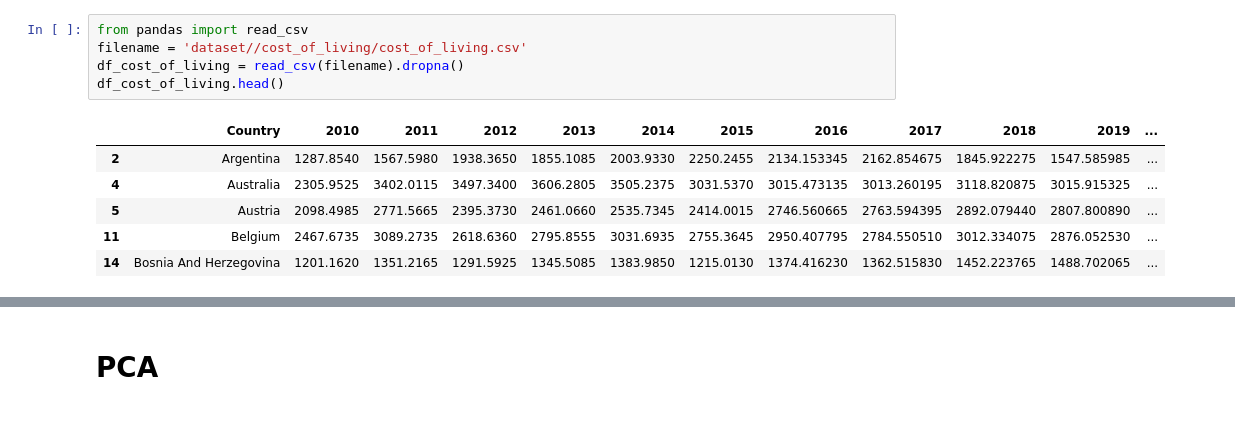
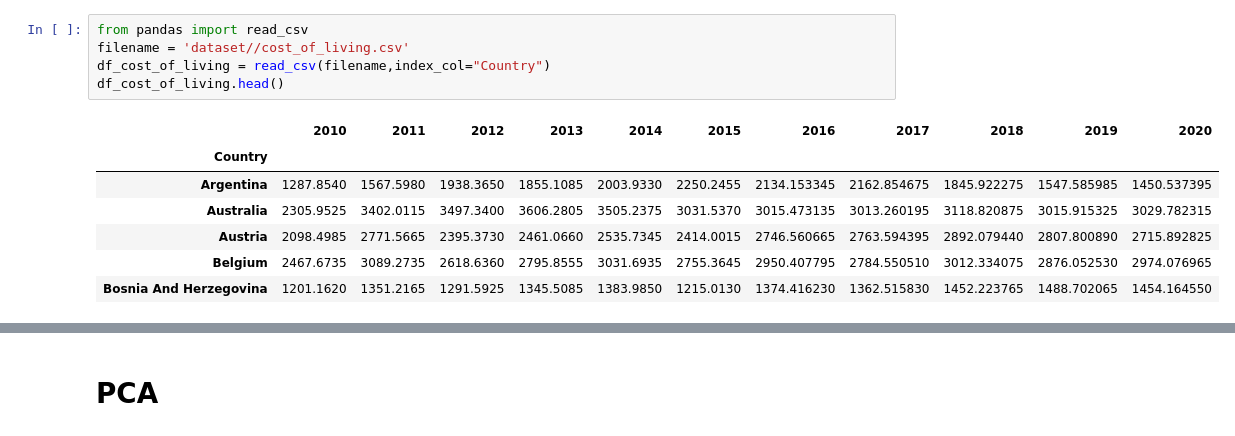
Before and after one commit to Vergenter/familyWealth, a Jupyter notebook: PCA.ipynb, the cells around one changed output, grey strips where cells are left out. Drawn from its saved outputs; the diff is of its cells as text.

```diff
--- a/PCA.ipynb
+++ b/PCA.ipynb
@@ -1,12 +1,13 @@
 # %%
 from pandas import read_csv
-filename = 'dataset//cost_of_living/cost_of_living.csv'
-df_cost_of_living = read_csv(filename).dropna()
+filename = 'dataset//cost_of_living.csv'
+df_cost_of_living = read_csv(filename,index_col="Country")
 df_cost_of_living.head()
 # %% [output]
-|  | Country | 2010 | 2011 | 2012 | 2013 | 2014 | 2015 | 2016 | 2017 | 2018 | 2019 | ... |
-| 2 | Argentina | 1287.8540 | 1567.5980 | 1938.3650 | 1855.1085 | 2003.9330 | 2250.2455 | 2134.153345 | 2162.854675 | 1845.922275 | 1547.585985 | ... |
-| 4 | Australia | 2305.9525 | 3402.0115 | 3497.3400 | 3606.2805 | 3505.2375 | 3031.5370 | 3015.473135 | 3013.260195 | 3118.820875 | 3015.915325 | ... |
-| 5 | Austria | 2098.4985 | 2771.5665 | 2395.3730 | 2461.0660 | 2535.7345 | 2414.0015 | 2746.560665 | 2763.594395 | 2892.079440 | 2807.800890 | ... |
-| 11 | Belgium | 2467.6735 | 3089.2735 | 2618.6360 | 2795.8555 | 3031.6935 | 2755.3645 | 2950.407795 | 2784.550510 | 3012.334075 | 2876.052530 | ... |
-| 14 | Bosnia And Herzegovina | 1201.1620 | 1351.2165 | 1291.5925 | 1345.5085 | 1383.9850 | 1215.0130 | 1374.416230 | 1362.515830 | 1452.223765 | 1488.702065 | ... |
+|  | 2010 | 2011 | 2012 | 2013 | 2014 | 2015 | 2016 | 2017 | 2018 | 2019 | 2020 |
+| Country |  |  |  |  |  |  |  |  |  |  |  |
+| Argentina | 1287.8540 | 1567.5980 | 1938.3650 | 1855.1085 | 2003.9330 | 2250.2455 | 2134.153345 | 2162.854675 | 1845.922275 | 1547.585985 | 1450.537395 |
+| Australia | 2305.9525 | 3402.0115 | 3497.3400 | 3606.2805 | 3505.2375 | 3031.5370 | 3015.473135 | 3013.260195 | 3118.820875 | 3015.915325 | 3029.782315 |
+| Austria | 2098.4985 | 2771.5665 | 2395.3730 | 2461.0660 | 2535.7345 | 2414.0015 | 2746.560665 | 2763.594395 | 2892.079440 | 2807.800890 | 2715.892825 |
+| Belgium | 2467.6735 | 3089.2735 | 2618.6360 | 2795.8555 | 3031.6935 | 2755.3645 | 2950.407795 | 2784.550510 | 3012.334075 | 2876.052530 | 2974.076965 |
+| Bosnia And Herzegovina | 1201.1620 | 1351.2165 | 1291.5925 | 1345.5085 | 1383.9850 | 1215.0130 | 1374.416230 | 1362.515830 | 1452.223765 | 1488.702065 | 1454.164550 |
```
Also changed, not shown: parts of 7 cells of this notebook.
